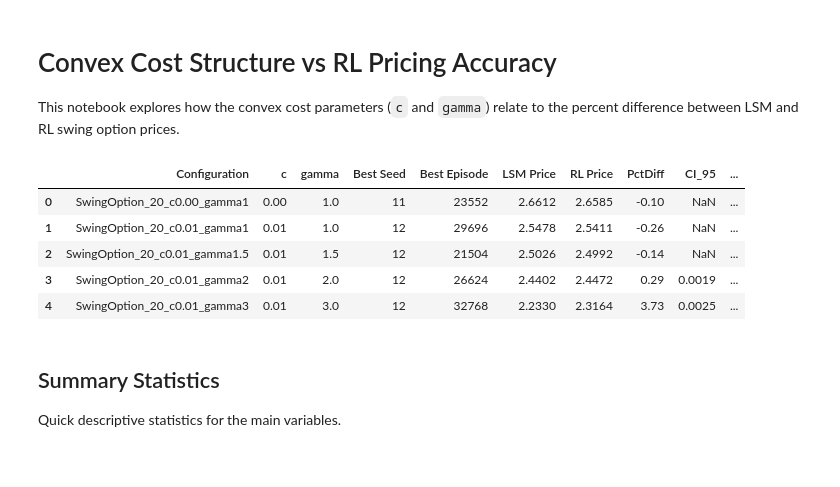
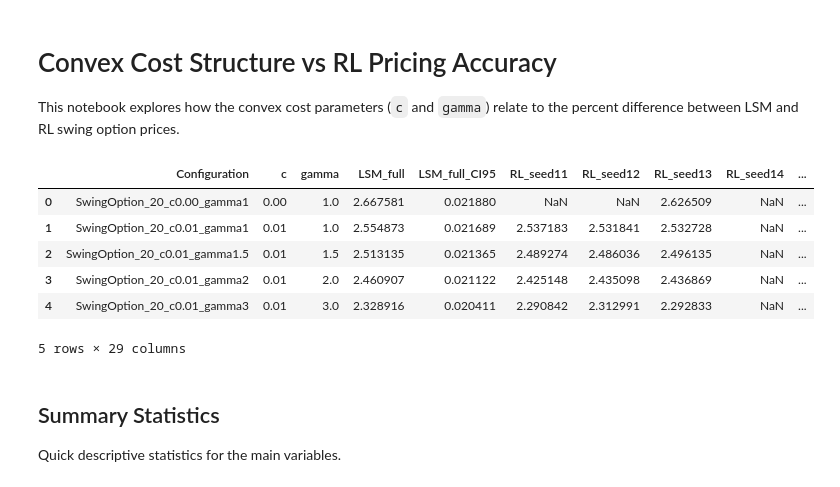
Before and after one commit to ithakis/DRL-Swing-Options, a Jupyter notebook: Jupyter Notebooks/Convex_Costs_Relationships.ipynb, the cells around one changed output. Saved outputs shown, nothing was run; the diff lists cells and outputs as text; code cells hidden in the pictures.

```diff
--- a/Jupyter Notebooks/Convex_Costs_Relationships.ipynb
+++ b/Jupyter Notebooks/Convex_Costs_Relationships.ipynb
@@ -10,16 +10,22 @@ import statsmodels.formula.api as smf
 
 sns.set_theme(style="whitegrid")
 # %%
-data_path = "Convex Costs Results 6.csv"
+data_path = "Convex Costs Results 8.csv"
 df = pd.read_csv(data_path)
+
+benchmark_col = 'PctDiff_mean'
+benchmark_label = 'PctDiff_mean = (RL_mean - LSM_full) / LSM_full'
+lsm_col = 'LSM_full'
+
 df.head()
 # %% [output]
-|  | Configuration | c | gamma | Best Seed | Best Episode | LSM Price | RL Price | PctDiff | CI_95 | ... |
-| 0 | SwingOption_20_c0.00_gamma1 | 0.00 | 1.0 | 11 | 23552 | 2.6612 | 2.6585 | -0.10 | NaN | ... |
-| 1 | SwingOption_20_c0.01_gamma1 | 0.01 | 1.0 | 12 | 29696 | 2.5478 | 2.5411 | -0.26 | NaN | ... |
-| 2 | SwingOption_20_c0.01_gamma1.5 | 0.01 | 1.5 | 12 | 21504 | 2.5026 | 2.4992 | -0.14 | NaN | ... |
-| 3 | SwingOption_20_c0.01_gamma2 | 0.01 | 2.0 | 12 | 26624 | 2.4402 | 2.4472 | 0.29 | 0.0019 | ... |
-| 4 | SwingOption_20_c0.01_gamma3 | 0.01 | 3.0 | 12 | 32768 | 2.2330 | 2.3164 | 3.73 | 0.0025 | ... |
+|  | Configuration | c | gamma | LSM_full | LSM_full_CI95 | RL_seed11 | RL_seed12 | RL_seed13 | RL_seed14 | ... |
+| 0 | SwingOption_20_c0.00_gamma1 | 0.00 | 1.0 | 2.667581 | 0.021880 | NaN | NaN | 2.626509 | NaN | ... |
+| 1 | SwingOption_20_c0.01_gamma1 | 0.01 | 1.0 | 2.554873 | 0.021689 | 2.537183 | 2.531841 | 2.532728 | NaN | ... |
+| 2 | SwingOption_20_c0.01_gamma1.5 | 0.01 | 1.5 | 2.513135 | 0.021365 | 2.489274 | 2.486036 | 2.496135 | NaN | ... |
+| 3 | SwingOption_20_c0.01_gamma2 | 0.01 | 2.0 | 2.460907 | 0.021122 | 2.425148 | 2.435098 | 2.436869 | NaN | ... |
+| 4 | SwingOption_20_c0.01_gamma3 | 0.01 | 3.0 | 2.328916 | 0.020411 | 2.290842 | 2.312991 | 2.292833 | NaN | ... |
+5 rows × 29 columns
 # %% [markdown]
 ## Summary Statistics
 Quick descriptive statistics for the main variables.
```
Also changed, not shown: parts of 12 cells of this notebook, 37 other files.
